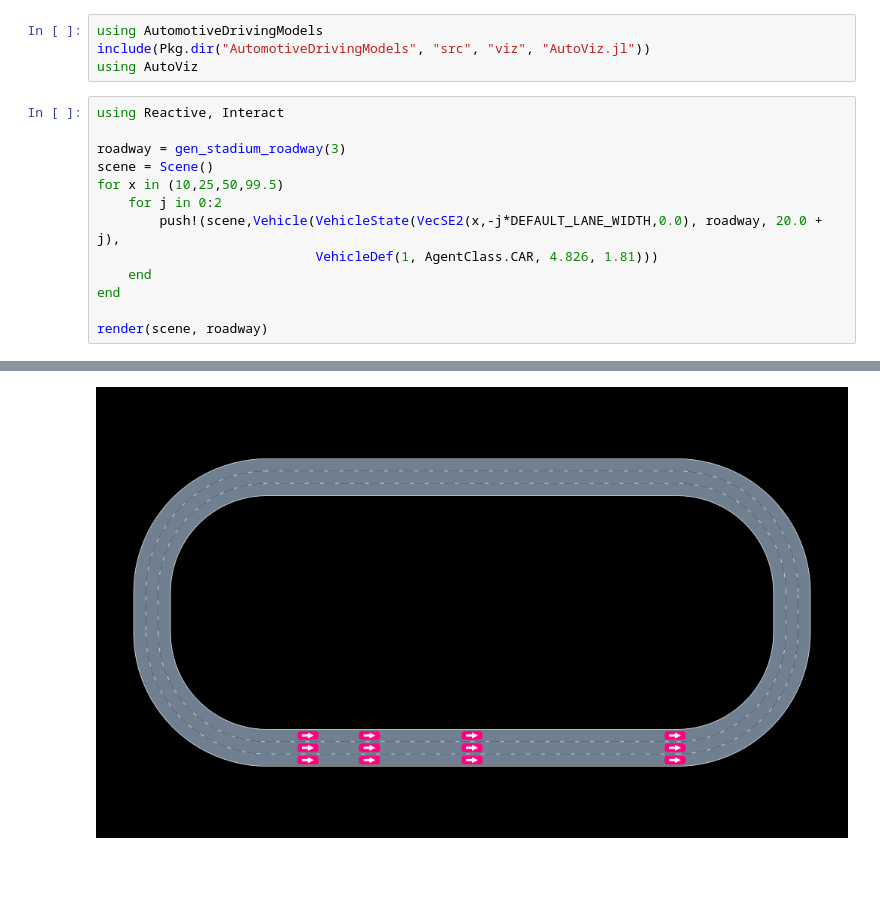
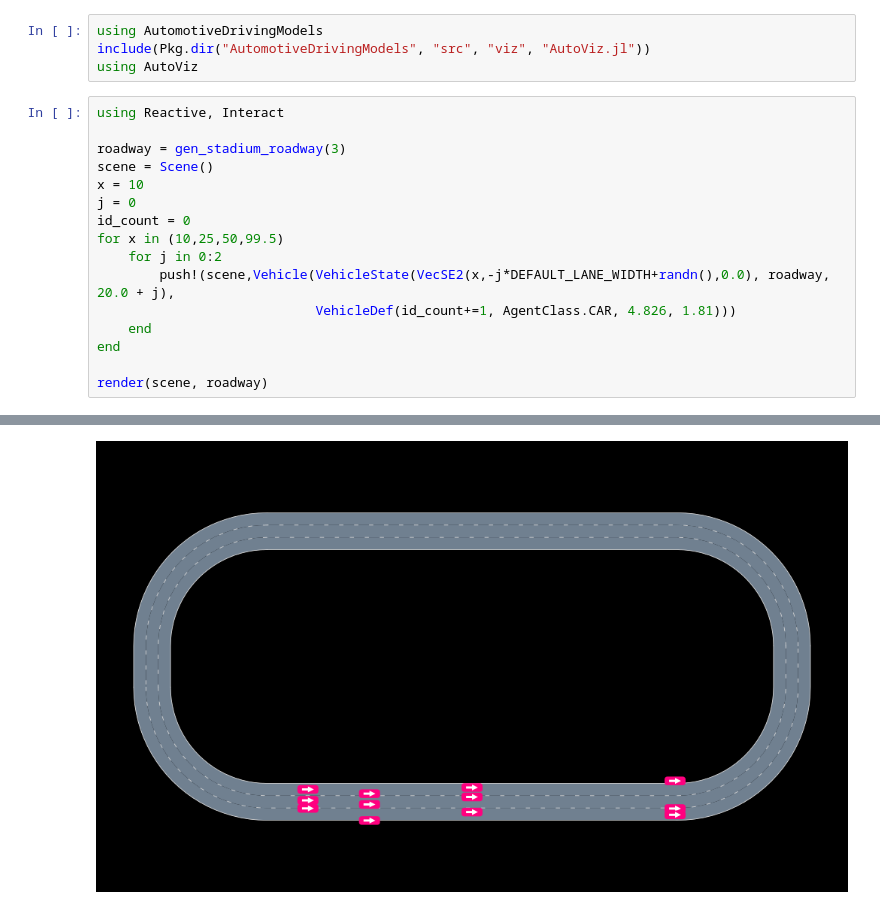
Before and after one commit to sisl/AutomotiveDrivingModels.jl, a Jupyter notebook: jnotebooks/ModelTestbed.ipynb, the cells around one changed output, grey strips where cells are left out. Saved outputs shown, nothing was run; the diff lists cells and outputs as text; blank space fills up the shorter version.

```diff
--- a/jnotebooks/ModelTestbed.ipynb
+++ b/jnotebooks/ModelTestbed.ipynb
@@ -7,19 +7,22 @@ using AutoViz
 # %%
 using Reactive, Interact
 
 roadway = gen_stadium_roadway(3)
 scene = Scene()
+x = 10
+j = 0
+id_count = 0
 for x in (10,25,50,99.5)
     for j in 0:2
-        push!(scene,Vehicle(VehicleState(VecSE2(x,-j*DEFAULT_LANE_WIDTH,0.0), roadway, 20.0 + j),
-                            VehicleDef(1, AgentClass.CAR, 4.826, 1.81)))
+        push!(scene,Vehicle(VehicleState(VecSE2(x,-j*DEFAULT_LANE_WIDTH+randn(),0.0), roadway, 20.0 + j),
+                            VehicleDef(id_count+=1, AgentClass.CAR, 4.826, 1.81)))
     end
 end
 
 render(scene, roadway)
 # %% [output]
 [interactive output not drawn]
-[figure, old version]
+[figure, new version]
 # %%
 framerate = 24
 context = IntegratedContinuous(1/framerate,3)
```
Also changed, not shown: parts of 1 cell of this notebook, 5 other files.
